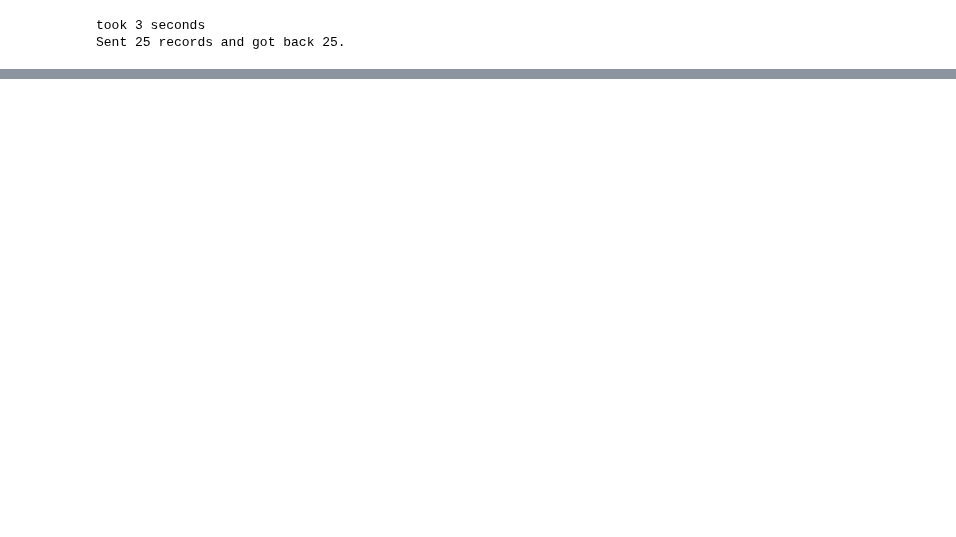
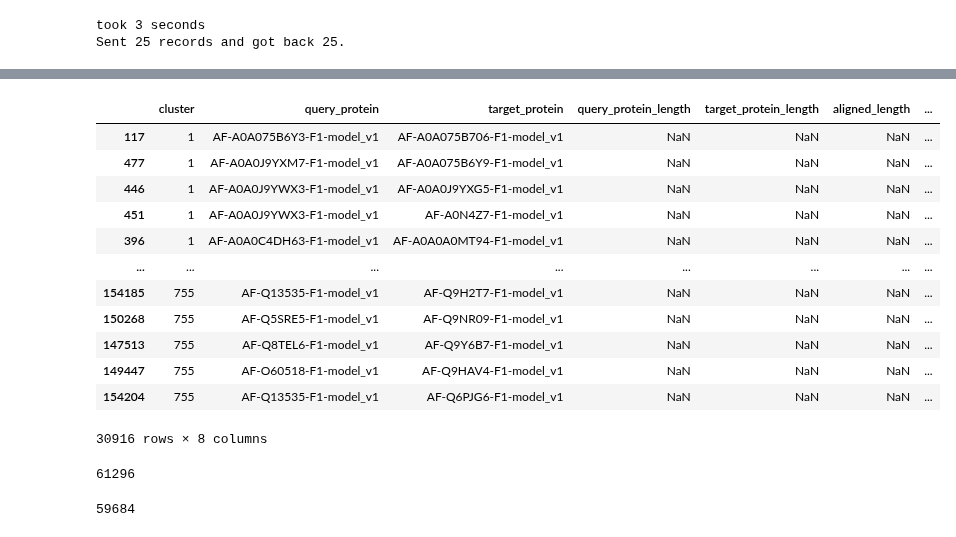
Before and after one commit to dptrsa-300/pss, a Jupyter notebook: explore_tmalign_stats.ipynb, the cells around one changed output, grey strips where cells are left out. Drawn from its saved outputs; the diff is of its cells as text; code cells hidden in the pictures; blank space fills up the shorter version.

Commit message:
Sample down large clusters, exlcude 208 giant proteins, append to primary tmalign stats file.

```diff
--- a/explore_tmalign_stats.ipynb
+++ b/explore_tmalign_stats.ipynb
@@ -200,0 +193,14 @@ pd.read_parquet('pairs_tmalign_rmsd.parquet')
+# %%
+# Get the experiment data
+
+# DeepFold + DBSCAN
+home = '/home/jupyter/pss/'
+file = 'model_outputs/B2-HDBSCAN-SeqVec-all_protein_combos_per_cluster.parquet'
+
+download_file(file)
+
+model = pd.read_parquet(home + file.split('/')[-1])
+model.query_protein = 'AF-' + model.query_protein.astype(str) + '-F1-model_v1'
+model.target_protein = 'AF-' + model.target_protein.astype(str) + '-F1-model_v1'
+print(len(model))
+model.head()
@@ -200,0 +215,6 @@ pd.read_parquet('pairs_tmalign_rmsd.parquet')
+# %%
+# First get all the tmaligm stats we already computed
+
+batch_stats = pd.read_parquet('pairwise_evaluation_metrics.parquet')
+print(len(batch_stats))
+batch_stats.head()
@@ -200,0 +229,13 @@ pd.read_parquet('pairs_tmalign_rmsd.parquet')
+# %%
+# If we already have stats for the pair, save it; run tmalign on the remainder
+
+# First join to batch stats
+batch_stats.set_index(['query_protein', 'target_protein'], inplace=True)
+model.set_index(['query_protein', 'target_protein'], inplace=True)
+model_stats = model.join(batch_stats, on=['query_protein', 'target_protein'], how='left')
+# %%
+# Only focus on novel pairs we've never seen to date; also find clusters with more than 200 pairs
+test_combos = model_stats[model_stats.rmsd.isna()].reset_index()
+x = test_combos.groupby(['cluster']).count().reset_index()
+big_clusters = x[x.query_protein > 200].cluster.values
+big_clusters
@@ -200,0 +253,23 @@ pd.read_parquet('pairs_tmalign_rmsd.parquet')
+# %%
+# Downsample big clusters (> 200 pairs) to 25%
+big_cluster_samples = pd.DataFrame(None, columns=x.columns)
+
+for cluster in big_clusters:
+    sliced = test_combos[test_combos.cluster == cluster]
+    big_cluster_samples = big_cluster_samples.append(sliced.sample(int(len(sliced) * 0.25)))
+
+big_cluster_samples
+# %% [output]
+|  | cluster | query_protein | target_protein | query_protein_length | target_protein_length | aligned_length | ... |
+| 117 | 1 | AF-A0A075B6Y3-F1-model_v1 | AF-A0A075B706-F1-model_v1 | NaN | NaN | NaN | ... |
+| 477 | 1 | AF-A0A0J9YXM7-F1-model_v1 | AF-A0A075B6Y9-F1-model_v1 | NaN | NaN | NaN | ... |
+| 446 | 1 | AF-A0A0J9YWX3-F1-model_v1 | AF-A0A0J9YXG5-F1-model_v1 | NaN | NaN | NaN | ... |
+| 451 | 1 | AF-A0A0J9YWX3-F1-model_v1 | AF-A0N4Z7-F1-model_v1 | NaN | NaN | NaN | ... |
+| 396 | 1 | AF-A0A0C4DH63-F1-model_v1 | AF-A0A0A0MT94-F1-model_v1 | NaN | NaN | NaN | ... |
+| ... | ... | ... | ... | ... | ... | ... | ... |
+| 154185 | 755 | AF-Q13535-F1-model_v1 | AF-Q9H2T7-F1-model_v1 | NaN | NaN | NaN | ... |
+| 150268 | 755 | AF-Q5SRE5-F1-model_v1 | AF-Q9NR09-F1-model_v1 | NaN | NaN | NaN | ... |
+| 147513 | 755 | AF-Q8TEL6-F1-model_v1 | AF-Q9Y6B7-F1-model_v1 | NaN | NaN | NaN | ... |
+| 149447 | 755 | AF-O60518-F1-model_v1 | AF-Q9HAV4-F1-model_v1 | NaN | NaN | NaN | ... |
+| 154204 | 755 | AF-Q13535-F1-model_v1 | AF-Q6PJG6-F1-model_v1 | NaN | NaN | NaN | ... |
+30916 rows × 8 columns
@@ -200,0 +279,19 @@ pd.read_parquet('pairs_tmalign_rmsd.parquet')
+# %%
+# generate array for tmalign
+test_combos = test_combos.values
+len(test_combos)
+# %% [output]
+61296
+# %%
+# remove pairs with known giant protein
+known_giant_proteins = [n.split('.')[0] for n in os.listdir('/home/jupyter/pss/merged_pdbs/')]
+zmp = []
+for pair in test_combos:
+    if pair[0] in known_giant_proteins or pair[1] in known_giant_proteins:
+        continue
+    else:
+        zmp.append(pair)
+test_combos = np.array(zmp)
+len(test_combos)
+# %% [output]
+59684
```
Also changed, not shown: parts of 14 cells of this notebook, 1 other file.
